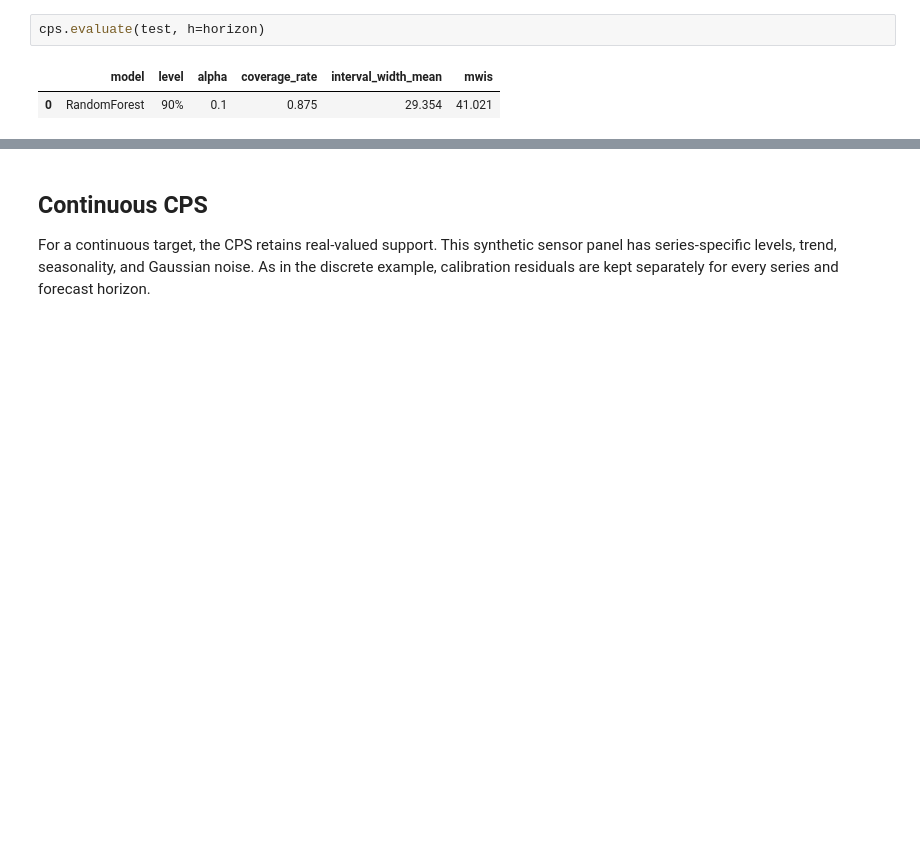
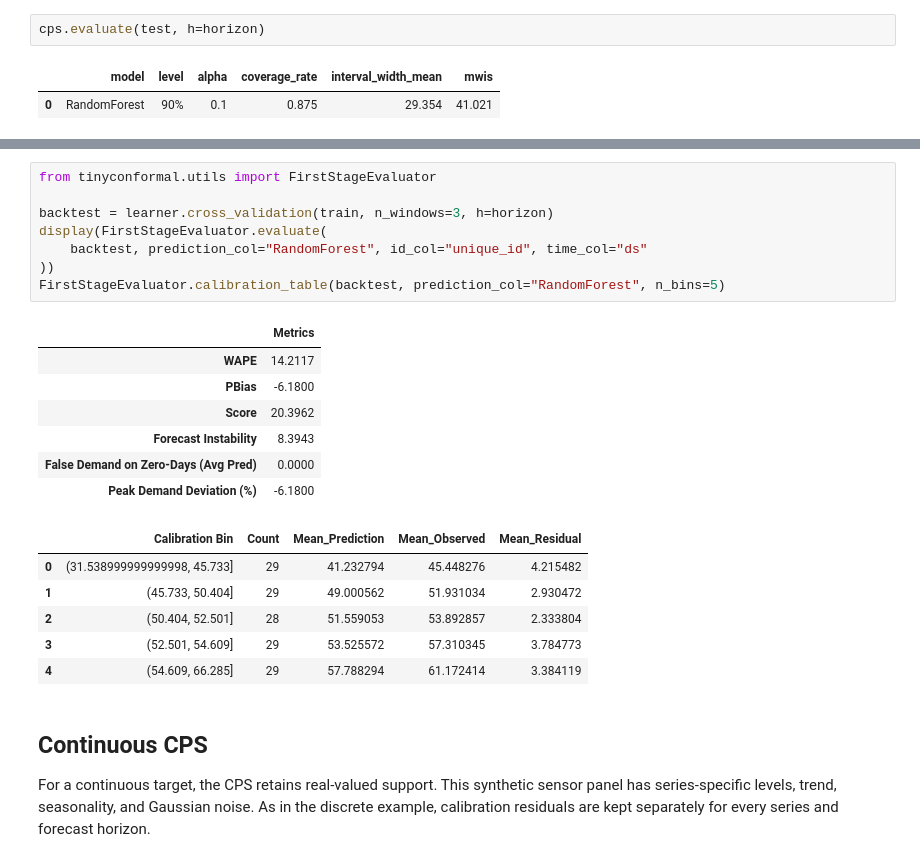
Before and after one commit to heylucasleao/tinyconformal, a Jupyter notebook: examples/series/cps.ipynb, the cells around one changed output, grey strips where cells are left out. Cells and saved outputs as stored; diff of their text form; blank space fills up the shorter version.

```diff
--- a/examples/series/cps.ipynb
+++ b/examples/series/cps.ipynb
@@ -89,3 +96,25 @@ cps.evaluate(test, h=horizon)
+# %%
+from tinyconformal.utils import FirstStageEvaluator
+
+backtest = learner.cross_validation(train, n_windows=3, h=horizon)
+display(FirstStageEvaluator.evaluate(
+    backtest, prediction_col="RandomForest", id_col="unique_id", time_col="ds"
+))
+FirstStageEvaluator.calibration_table(backtest, prediction_col="RandomForest", n_bins=5)
+# %% [output]
+|  | Metrics |
+| WAPE | 14.2117 |
+| PBias | -6.1800 |
+| Score | 20.3962 |
+| Forecast Instability | 8.3943 |
+| False Demand on Zero-Days (Avg Pred) | 0.0000 |
+| Peak Demand Deviation (%) | -6.1800 |
+|  | Calibration Bin | Count | Mean_Prediction | Mean_Observed | Mean_Residual |
+| 0 | (31.538999999999998, 45.733] | 29 | 41.232794 | 45.448276 | 4.215482 |
+| 1 | (45.733, 50.404] | 29 | 49.000562 | 51.931034 | 2.930472 |
+| 2 | (50.404, 52.501] | 28 | 51.559053 | 53.892857 | 2.333804 |
+| 3 | (52.501, 54.609] | 29 | 53.525572 | 57.310345 | 3.784773 |
+| 4 | (54.609, 66.285] | 29 | 57.788294 | 61.172414 | 3.384119 |
 # %% [markdown]
 ## Continuous CPS
 
```
Also changed, not shown: parts of 1 cell of this notebook, 4 other files.
